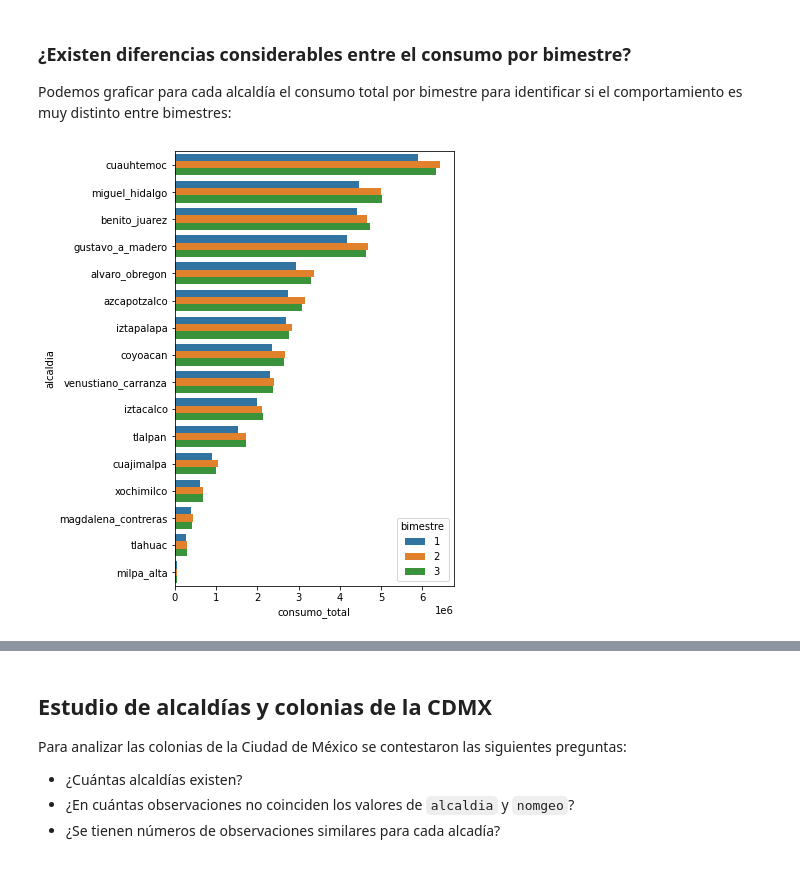
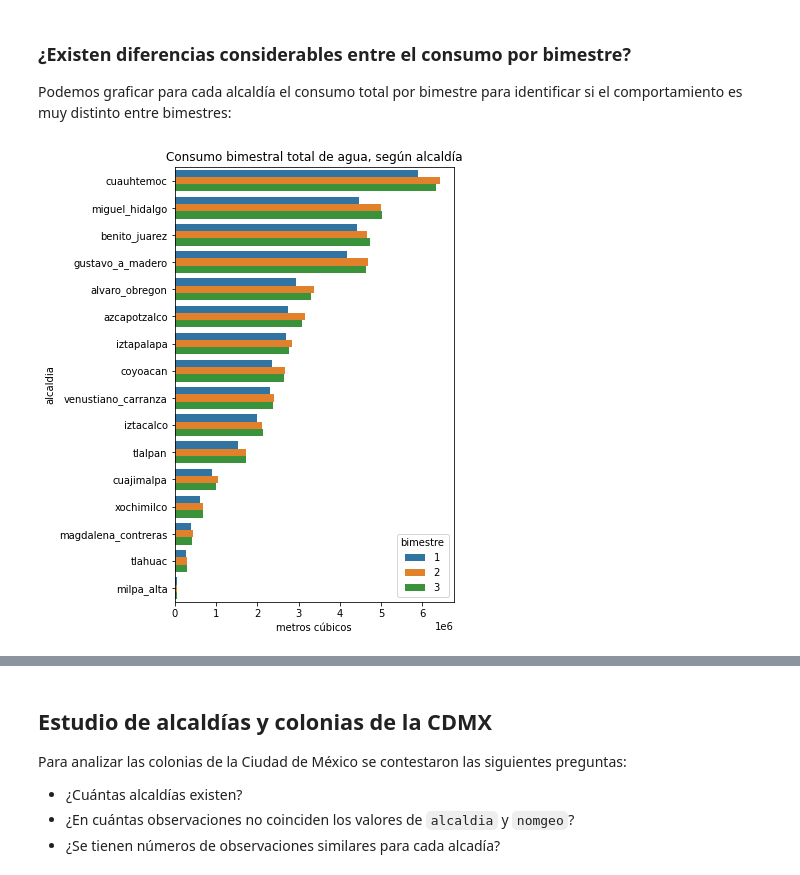
Before and after one commit to lechugaa/intro_ds_p1_consumo_agua, a Jupyter notebook: agua_profiling_reporte_cliente.ipynb, the cells around one changed output, grey strips where cells are left out. Cells and saved outputs as stored; diff of their text form; code cells hidden in the pictures.

```diff
--- a/agua_profiling_reporte_cliente.ipynb
+++ b/agua_profiling_reporte_cliente.ipynb
@@ -566,9 +543,10 @@ Podemos graficar para cada alcaldía el consumo total por bimestre para identifi
 # %%
 f = plt.subplots(figsize=(5, 8))
 
-sns.barplot(y = "alcaldia", x = "consumo_total", hue = "bimestre", estimator = sum, data = data, ci = None,
+g_ct = sns.barplot(y = "alcaldia", x = "consumo_total", hue = "bimestre", estimator = sum, data = data, ci = None,
 order = ["cuauhtemoc", "miguel_hidalgo", "benito_juarez", "gustavo_a_madero", "alvaro_obregon", "azcapotzalco",
          "iztapalapa", "coyoacan", "venustiano_carranza", "iztacalco", "tlalpan", "cuajimalpa", "xochimilco",
          "magdalena_contreras", "tlahuac", "milpa_alta"]);
+g_ct.set(title='Consumo bimestral total de agua, según alcaldía',xlabel='metros cúbicos', ylabel='alcaldia');
 # %% [output]
-[figure, old version]
+[figure, new version]
```
Also changed, not shown: parts of 39 cells of this notebook, 1 other file.
